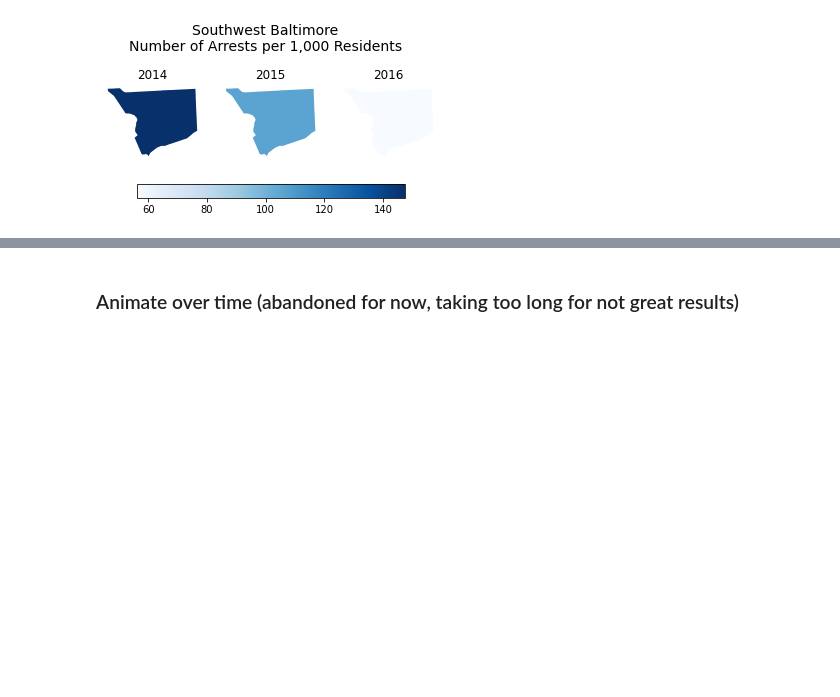
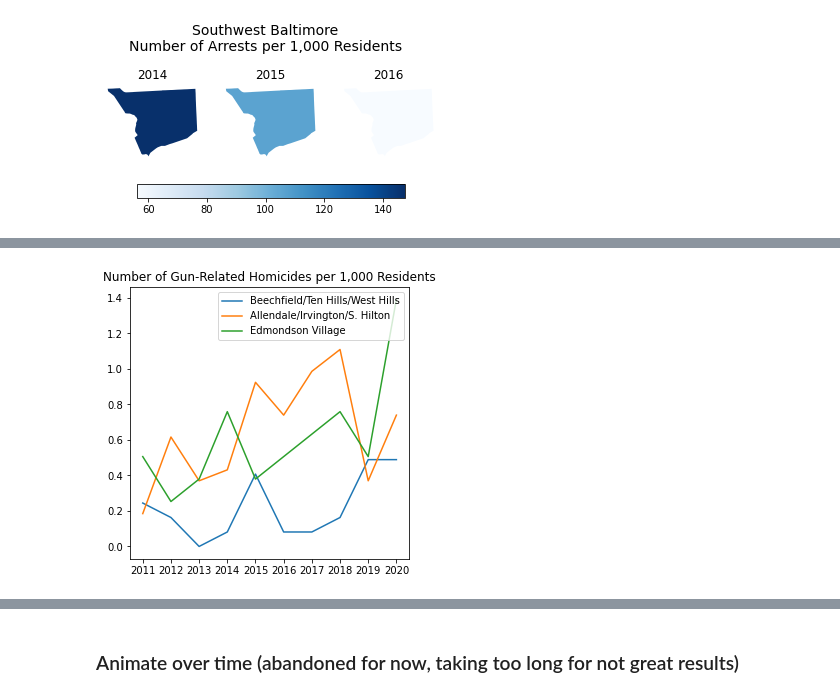
Before and after one commit to ejf78/cdc_vitalsigns, a Jupyter notebook: Vital Signs Analysis.ipynb, the cells around one changed output, grey strips where cells are left out. Saved outputs shown, nothing was run; the diff lists cells and outputs as text; code cells hidden in the pictures; blank space fills up the shorter version.

```diff
--- a/Vital Signs Analysis.ipynb
+++ b/Vital Signs Analysis.ipynb
@@ -812,0 +836,35 @@ plot_neighborhood_static(ex3, figsize = (6,3), cmap = "Blues",
+# %%
+### make it a function
+def selected_line_plot(csas, indicator, color_list = None, figsize = (5,5),
+                       legend_loc = "best",
+                       year_before = 2050,
+                       year_after = 1900):
+  # get data
+  linpltdat = subset_dataframe(vsg, columns = ["CSA","indicator"], subset_vals = [csas,indicator])
+  linpltdat = linpltdat[linpltdat.year_numeric.notna()]
+  linpltdat = linpltdat[(linpltdat.year_numeric >= year_after) & (linpltdat.year_numeric <= year_before)]
+  # grab indicator description
+  ind_desc = linpltdat.indicator_description.iloc[0]
+  # plot (no specified colors)
+  if color_list == None:
+    for csa in csas:
+      lindat = linpltdat[linpltdat.CSA == csa]
+      plt.plot(lindat.year_numeric, lindat.value, label = csa)
+  # plot (specified colors [must be same length as number of CSAs])
+  else:
+    for i in range(0, len(csas)):
+      lindat = linpltdat[linpltdat.CSA == csas[i]]
+      plt.plot(lindat.year_numeric, lindat.value, label = csas[i], color = color_list[i])
+
+  # aesthetics
+  plt.legend(loc = legend_loc)
+  plt.title(ind_desc)
+  xticks = list(set(linpltdat.year_numeric))
+  plt.xticks(xticks)
+  plt.rcParams["figure.figsize"] = figsize
+  plt.show()
+# %%
+# test
+selected_line_plot(csas, "gunhom", legend_loc = "upper right")
+# %% [output]
+[figure, added]
```
Also changed, not shown: parts of 14 cells of this notebook.
